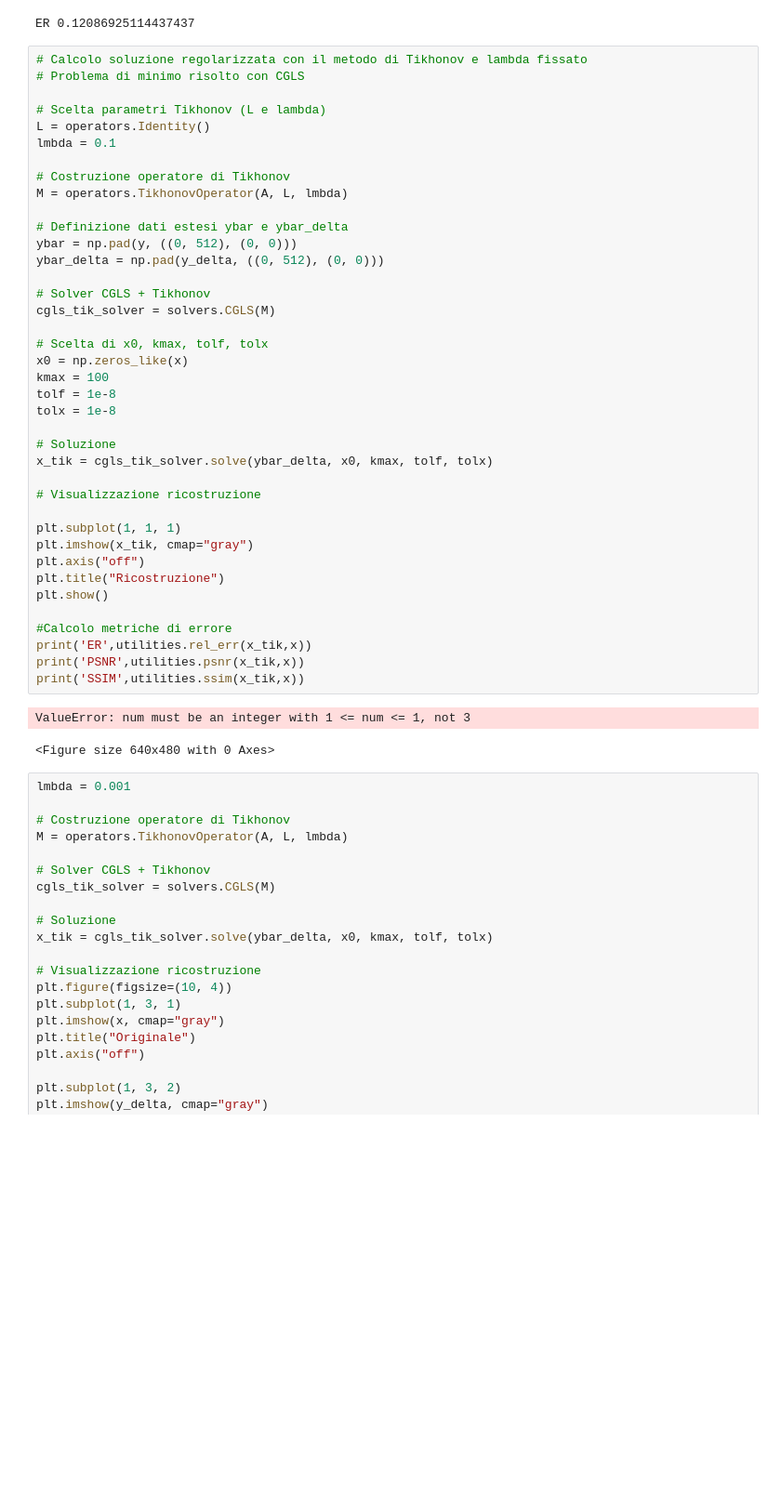
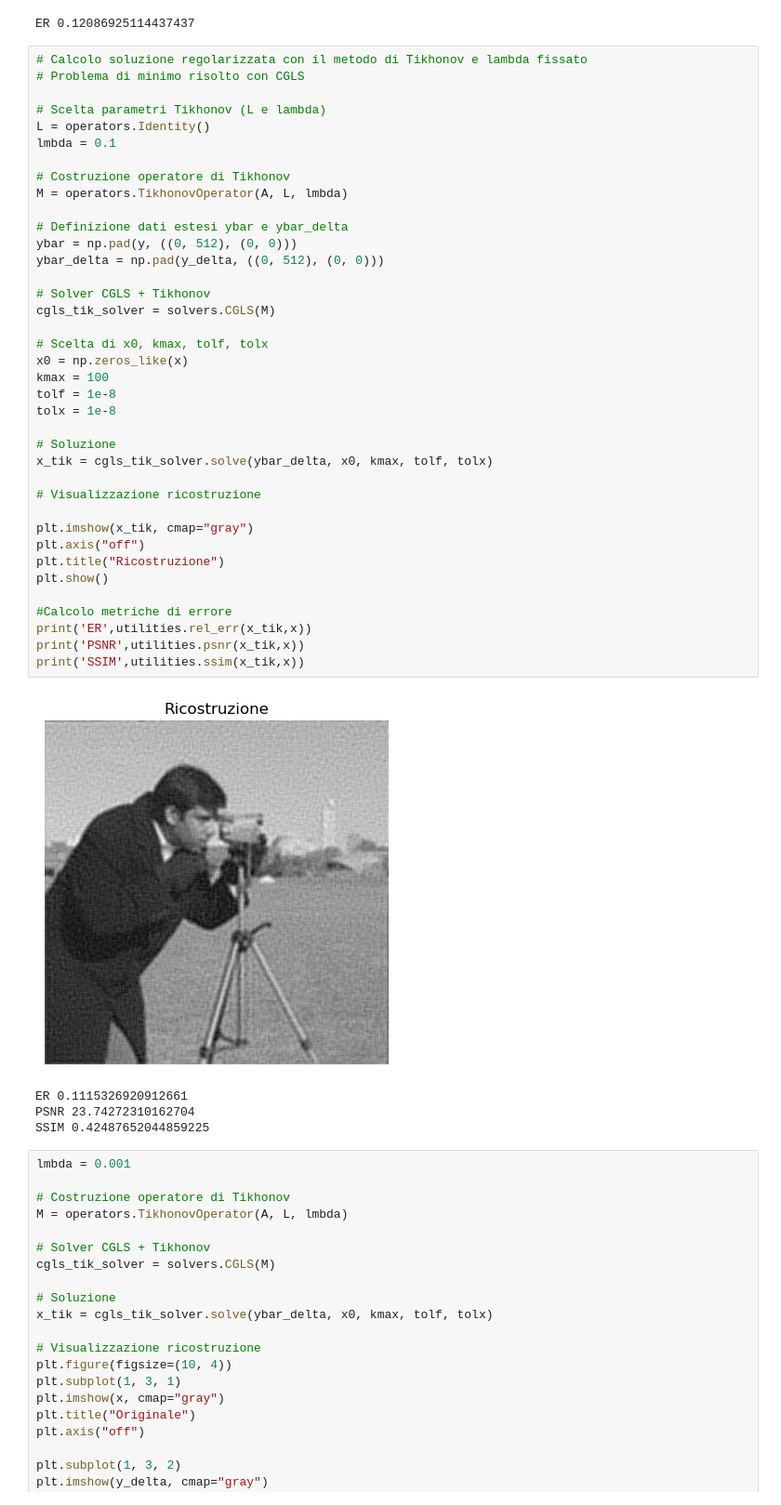
Before and after one commit to ItsTixel/calcolo_numerico, a Jupyter notebook: imaging/2.ipynb, the cells around one changed output. Shown at 93% size. Drawn from its saved outputs; the diff is of its cells as text; blank space fills up the shorter version.

```diff
--- a/imaging/2.ipynb
+++ b/imaging/2.ipynb
@@ -73,36 +73,37 @@ lmbda = 0.1
 M = operators.TikhonovOperator(A, L, lmbda)
 
 # Definizione dati estesi ybar e ybar_delta
 ybar = np.pad(y, ((0, 512), (0, 0)))
 ybar_delta = np.pad(y_delta, ((0, 512), (0, 0)))
 
 # Solver CGLS + Tikhonov
 cgls_tik_solver = solvers.CGLS(M)
 
 # Scelta di x0, kmax, tolf, tolx
 x0 = np.zeros_like(x)
 kmax = 100
 tolf = 1e-8
 tolx = 1e-8
 
 # Soluzione
 x_tik = cgls_tik_solver.solve(ybar_delta, x0, kmax, tolf, tolx)
 
 # Visualizzazione ricostruzione
 
-plt.subplot(1, 1, 1)
 plt.imshow(x_tik, cmap="gray")
 plt.axis("off")
 plt.title("Ricostruzione")
 plt.show()
 
 #Calcolo metriche di errore
 print('ER',utilities.rel_err(x_tik,x))
 print('PSNR',utilities.psnr(x_tik,x))
 print('SSIM',utilities.ssim(x_tik,x))
 # %% [output]
+[figure, added]
-ValueError: num must be an integer with 1 <= num <= 1, not 3
+ER 0.1115326920912661
+PSNR 23.74272310162704
+SSIM 0.42487652044859225
-<Figure size 640x480 with 0 Axes>
 # %%
 lmbda = 0.001
 
```
Also changed, not shown: 3 other files.
